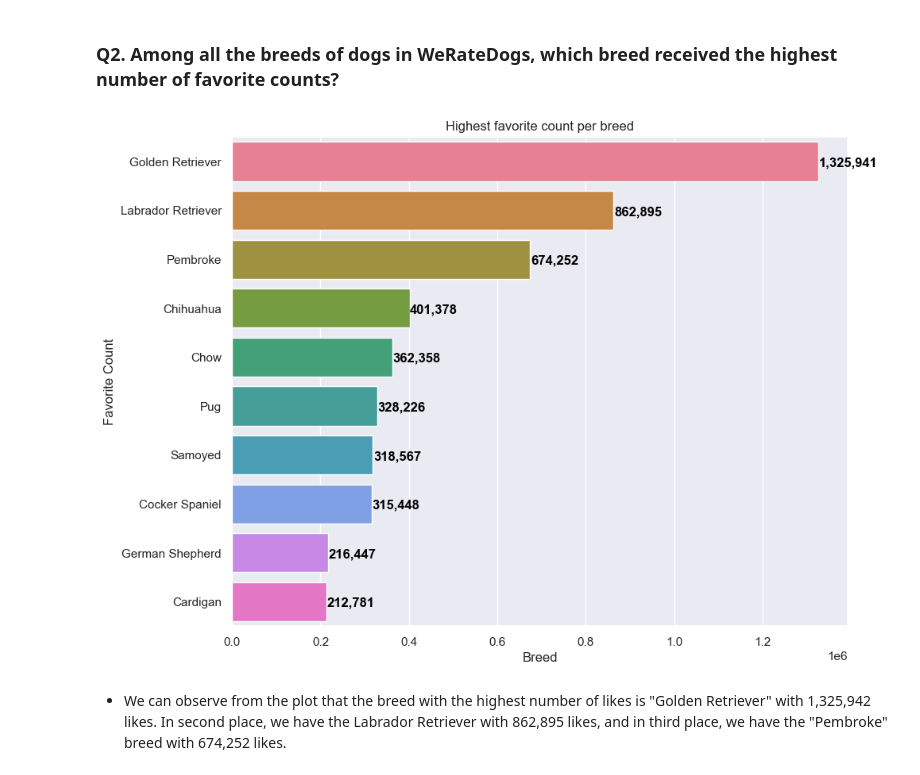
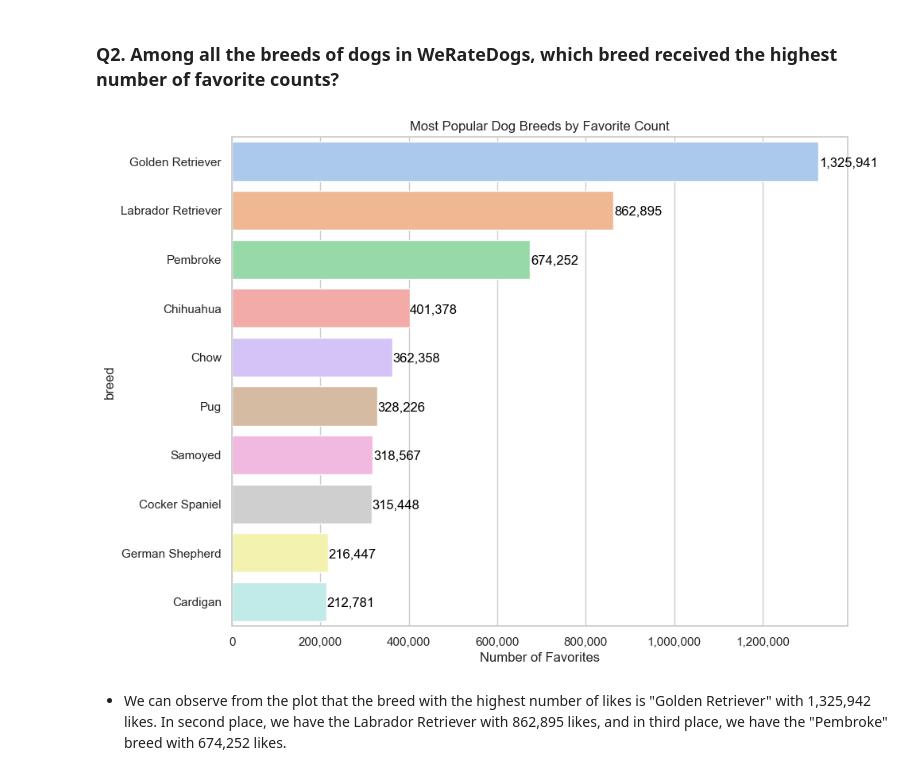
Before and after one commit to facf00/We-Rate-Dogs---API, a Jupyter notebook: wrangle_act.ipynb, the cells around one changed output. Cells and saved outputs as stored; diff of their text form; code cells hidden in the pictures.

```diff
--- a/wrangle_act.ipynb
+++ b/wrangle_act.ipynb
@@ -600,37 +601,45 @@ plt.show()
 -   Based on the activity over time, it is evident that there was a significant decline in the number of "favorite_count" and "retweet_count" between 2016 and 2017, with a decrease of 42.09% and 49.96% respectively.
 # %% [markdown]
 ### Q2. Among all the breeds of dogs in WeRateDogs, which breed received the highest number of favorite counts?
-# %%
-# Set color palette
-color = sns.color_palette("husl", 10)
-
-# Set plot size and font scale
-sns.set(rc={'figure.figsize': (10, 8)})
-sns.set(font_scale=1)
-
-# Create a pivot table to calculate the total favorite count per breed
-pivot_breed = df_clean[df_clean.breed != 'unknown'].pivot_table(index=['breed'], values=['favorite_count'], aggfunc='sum').sort_values(by="favorite_count",ascending=False)
-
-# Create a bar plot of the top 10 breeds with the highest favorite counts
-ax = sns.barplot(x='favorite_count', y=pivot_breed.index, data=pivot_breed, palette=color,order=pivot_breed[:10].index)
-
-# Set plot title, y-label, and x-label
-plt.title('Highest favorite count per breed')
-plt.ylabel('Favorite Count')
-plt.xlabel('Breed')
-
-# set the y-axis labels to title case
-yticklabels = [label.get_text().title() for label in ax.get_yticklabels()]
-ax.set_yticklabels(yticklabels)
-
-# Save the plot as an image
-plt.savefig('breed')
-
-# Add labels to the bars in the plot
-for i, v in enumerate(ax.patches):
-    ax.text(v.get_width() + 1000, i+0.1, f"{int(v.get_width()):,}", color='black', fontweight='bold')
-# %% [output]
-[figure, removed]
+# %%
+import matplotlib.pyplot as plt
+import seaborn as sns
+import matplotlib.ticker as ticker
+
+# Set color palette
+sns.color_palette("mako", as_cmap=True)
+color = sns.color_palette("pastel", 10)
+
+# Set plot size and font scale
+sns.set(rc={'figure.figsize': (10, 8)})
+sns.set(font_scale=1)
+sns.set_style("whitegrid")
+
+# Filter data to top 10 breeds by favorite count
+top_breeds = df_clean[df_clean.breed != 'unknown'].groupby('breed')['favorite_count'].sum().sort_values(ascending=False)[:10]
+
+# Create a horizontal bar plot of the top 10 breeds with the highest favorite counts
+ax = sns.barplot(x=top_breeds.values, y=top_breeds.index, palette=color, orient='h')
+
+# Set plot title, x-label, and y-label
+plt.title('Most Popular Dog Breeds by Favorite Count')
+plt.xlabel('Number of Favorites')
+
+
+# set the y-axis labels to title case
+ax.set_yticklabels([label.get_text().title() for label in ax.get_yticklabels()])
+
+# Set the x-axis labels to include commas for thousands separators
+ax.get_xaxis().set_major_formatter(ticker.StrMethodFormatter('{x:,.0f}'))
+
+# Add labels to the bars in the plot
+for i, v in enumerate(ax.patches):
+    ax.text(v.get_width() + 1000, i+0.1, f"{int(v.get_width()):,}", color='black', fontweight='light')
+
+# Save the plot as an image with high DPI
+plt.savefig('breed', dpi=300)
+# %% [output]
+[figure, added]
 # %% [markdown]
 - We can observe from the plot that the breed with the highest number of likes is "Golden Retriever" with 1,325,942 likes. In second place, we have the Labrador Retriever with 862,895 likes, and in third place, we have the "Pembroke" breed with 674,252 likes.
 # %% [markdown]
```
Also changed, not shown: parts of 7 cells of this notebook, 3 other files.
